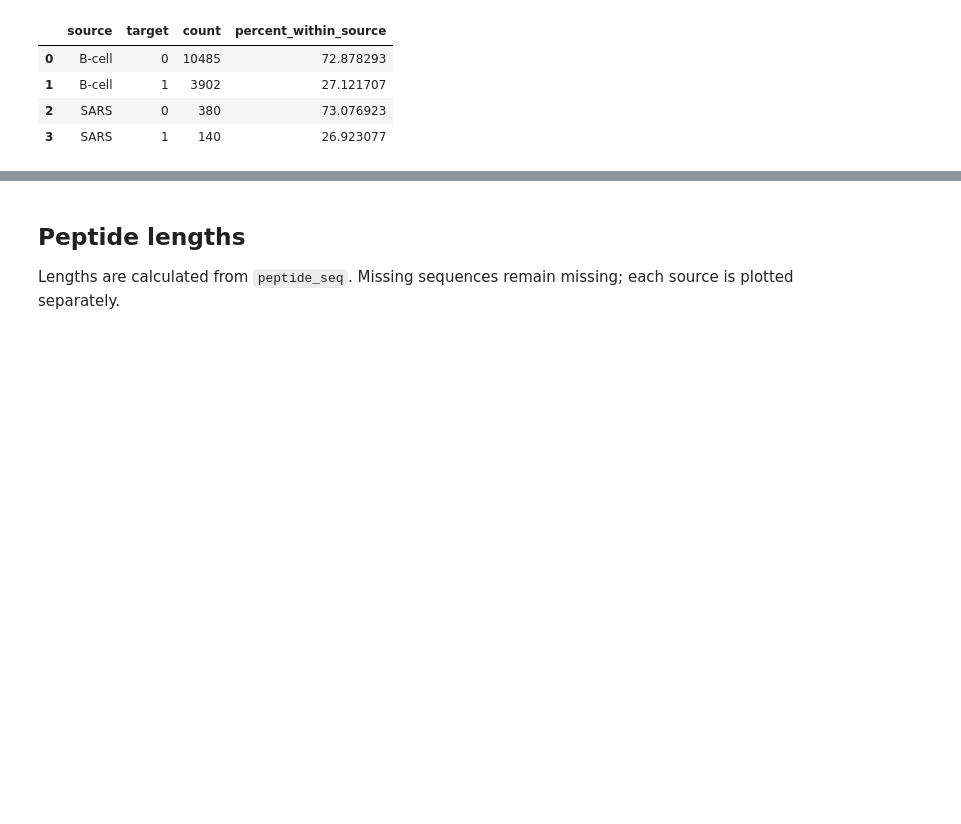
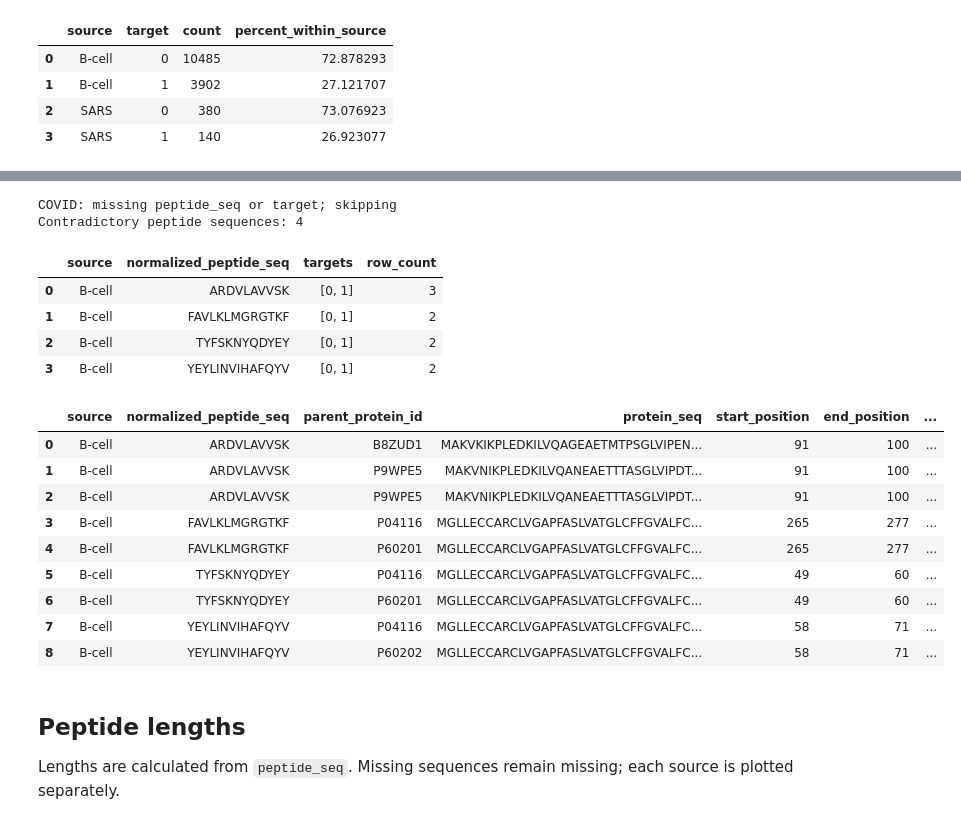
Before and after one commit to azhar416/B-Cell-Epitopes, a Jupyter notebook: eda.ipynb, the cells around one changed output, grey strips where cells are left out. Saved outputs shown, nothing was run; the diff lists cells and outputs as text; code cells hidden in the pictures; blank space fills up the shorter version.

Commit message:
Add: Target contradiction | Test LoRA Injection

```diff
--- a/eda.ipynb
+++ b/eda.ipynb
@@ -161,3 +165,69 @@ COVID: no target column
+# %%
+conflict_summaries = []
+conflict_details = []
+
+for source, data in datasets.items():
+    required = {"peptide_seq", "target"}
+    if not required.issubset(data.columns):
+        print(f"{source}: missing peptide_seq or target; skipping")
+        continue
+
+    peptide_key = (
+        data["peptide_seq"]
+        .astype("string")
+        .str.upper()
+        .str.replace(r"\s+", "", regex=True)
+    )
+    labeled = data.assign(_peptide_key=peptide_key).dropna(
+        subset=["_peptide_key", "target"]
+    )
+    label_counts = labeled.groupby("_peptide_key")["target"].nunique()
+    conflicting_keys = label_counts[label_counts > 1].index
+
+    for key in conflicting_keys:
+        matching_rows = labeled.loc[labeled["_peptide_key"] == key]
+        conflict_summaries.append({
+            "source": source,
+            "normalized_peptide_seq": key,
+            "targets": sorted(matching_rows["target"].unique(), key=str),
+            "row_count": len(matching_rows),
+        })
+        detail = matching_rows.drop(columns="_peptide_key").copy()
+        detail.insert(0, "source", source)
+        detail.insert(1, "normalized_peptide_seq", key)
+        conflict_details.append(detail)
+
+conflict_summary = pd.DataFrame(
+    conflict_summaries,
+    columns=["source", "normalized_peptide_seq", "targets", "row_count"],
+)
+conflict_rows = (
+    pd.concat(conflict_details, ignore_index=True)
+    if conflict_details
+    else pd.DataFrame(columns=["source", "normalized_peptide_seq", "peptide_seq", "target"])
+)
+
+print(f"Contradictory peptide sequences: {len(conflict_summary)}")
+display(conflict_summary)
+display(conflict_rows)
+# %% [output]
+COVID: missing peptide_seq or target; skipping
+Contradictory peptide sequences: 4
+|  | source | normalized_peptide_seq | targets | row_count |
+| 0 | B-cell | ARDVLAVVSK | [0, 1] | 3 |
+| 1 | B-cell | FAVLKLMGRGTKF | [0, 1] | 2 |
+| 2 | B-cell | TYFSKNYQDYEY | [0, 1] | 2 |
+| 3 | B-cell | YEYLINVIHAFQYV | [0, 1] | 2 |
+|  | source | normalized_peptide_seq | parent_protein_id | protein_seq | start_position | end_position | ... |
+| 0 | B-cell | ARDVLAVVSK | B8ZUD1 | MAKVKIKPLEDKILVQAGEAETMTPSGLVIPEN... | 91 | 100 | ... |
+| 1 | B-cell | ARDVLAVVSK | P9WPE5 | MAKVNIKPLEDKILVQANEAETTTASGLVIPDT... | 91 | 100 | ... |
+| 2 | B-cell | ARDVLAVVSK | P9WPE5 | MAKVNIKPLEDKILVQANEAETTTASGLVIPDT... | 91 | 100 | ... |
+| 3 | B-cell | FAVLKLMGRGTKF | P04116 | MGLLECCARCLVGAPFASLVATGLCFFGVALFC... | 265 | 277 | ... |
+| 4 | B-cell | FAVLKLMGRGTKF | P60201 | MGLLECCARCLVGAPFASLVATGLCFFGVALFC... | 265 | 277 | ... |
+| 5 | B-cell | TYFSKNYQDYEY | P04116 | MGLLECCARCLVGAPFASLVATGLCFFGVALFC... | 49 | 60 | ... |
+| 6 | B-cell | TYFSKNYQDYEY | P60201 | MGLLECCARCLVGAPFASLVATGLCFFGVALFC... | 49 | 60 | ... |
+| 7 | B-cell | YEYLINVIHAFQYV | P04116 | MGLLECCARCLVGAPFASLVATGLCFFGVALFC... | 58 | 71 | ... |
+| 8 | B-cell | YEYLINVIHAFQYV | P60202 | MGLLECCARCLVGAPFASLVATGLCFFGVALFC... | 58 | 71 | ... |
 # %% [markdown]
 ## Peptide lengths
 
```
Also changed, not shown: parts of 1 cell of this notebook, 4 other files.
